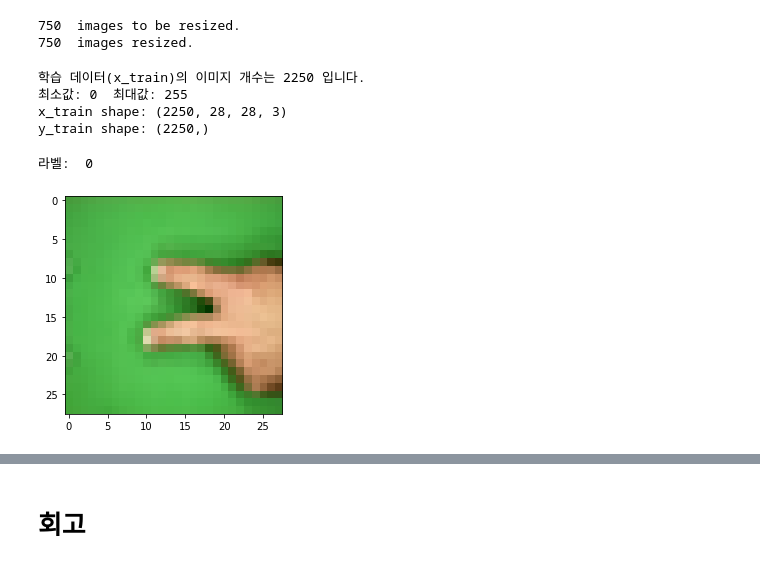
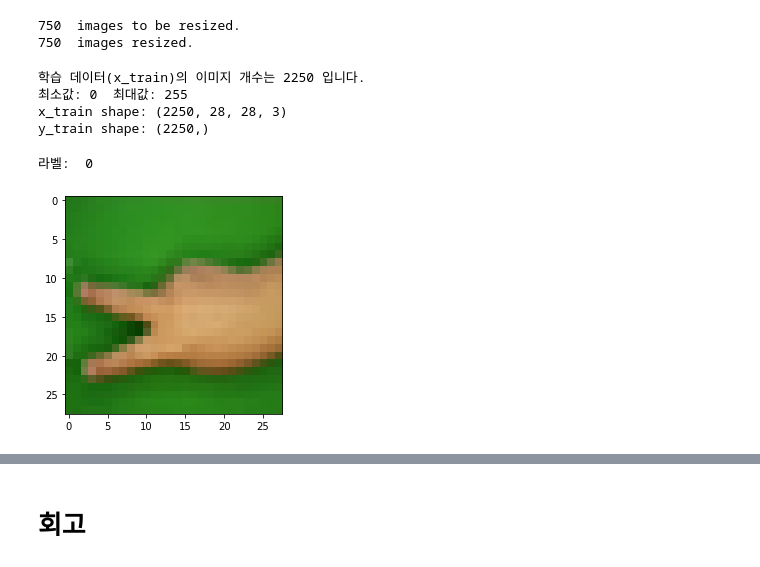
Before and after one commit to JHyeok-Choi/AIFFEL, a Jupyter notebook: [E-05]Image_Classification.ipynb, the cells around one changed output, grey strips where cells are left out. Cells and saved outputs as stored; diff of their text form; code cells hidden in the pictures.

```diff
--- a/[E-05]Image_Classification.ipynb
+++ b/[E-05]Image_Classification.ipynb
@@ -53,8 +52,6 @@ resize_images(image_dir_path)
 750  images to be resized.
 750  images resized.
 # %%
-import numpy as np
-
 def load_data(img_path, number_of_data=2250): # 가위 바위 보 이미지 개수 총합에 주의하세요.
     # 가위:0, 바위: 1, 보: 2
     img_size = 28
@@ -84,24 +81,24 @@ def load_data(img_path, number_of_data=2250): # 가위 바위 보 이미지 개
 
     print("학습 데이터(x_train)의 이미지 개수는", idx, "입니다.")
     return imgs, labels
-
-image_dir_path = "./rock_scissor_paper"
-(x_train, y_train) = load_data(image_dir_path)
-print('최소값:',np.min(x_train), ' 최대값:',np.max(x_train))
-# 최소값: 0  최대값: 213
-# 입력은 0~1 사이의 값으로 정규화
-x_train_norm = x_train / 213.0
-
-print("x_train shape: {}".format(x_train.shape))
-print("y_train shape: {}".format(y_train.shape))
-# %% [output]
-학습 데이터(x_train)의 이미지 개수는 2250 입니다.
-최소값: 0  최대값: 255
-x_train shape: (2250, 28, 28, 3)
-y_train shape: (2250,)
+# %%
+image_dir_path = "./rock_scissor_paper"
+(x_train, y_train) = load_data(image_dir_path)
+print('최소값:',np.min(x_train), ' 최대값:',np.max(x_train))
+# 최소값: 0  최대값: 255
+# 입력은 0~1 사이의 값으로 정규화
+x_train_norm = x_train / 255.0
+
+print("x_train shape: {}".format(x_train.shape))
+print("y_train shape: {}".format(y_train.shape))
+# %% [output]
+학습 데이터(x_train)의 이미지 개수는 2250 입니다.
+최소값: 0  최대값: 255
+x_train shape: (2250, 28, 28, 3)
+y_train shape: (2250,)
 # %%
-plt.imshow(x_train[100])
-print('라벨: ', y_train[100])
+plt.imshow(x_train[2])
+print('라벨: ', y_train[2])
 # %% [output]
 라벨:  0
-[figure, old version]
+[figure, new version]
```
Also changed, not shown: parts of 31 cells of this notebook.
